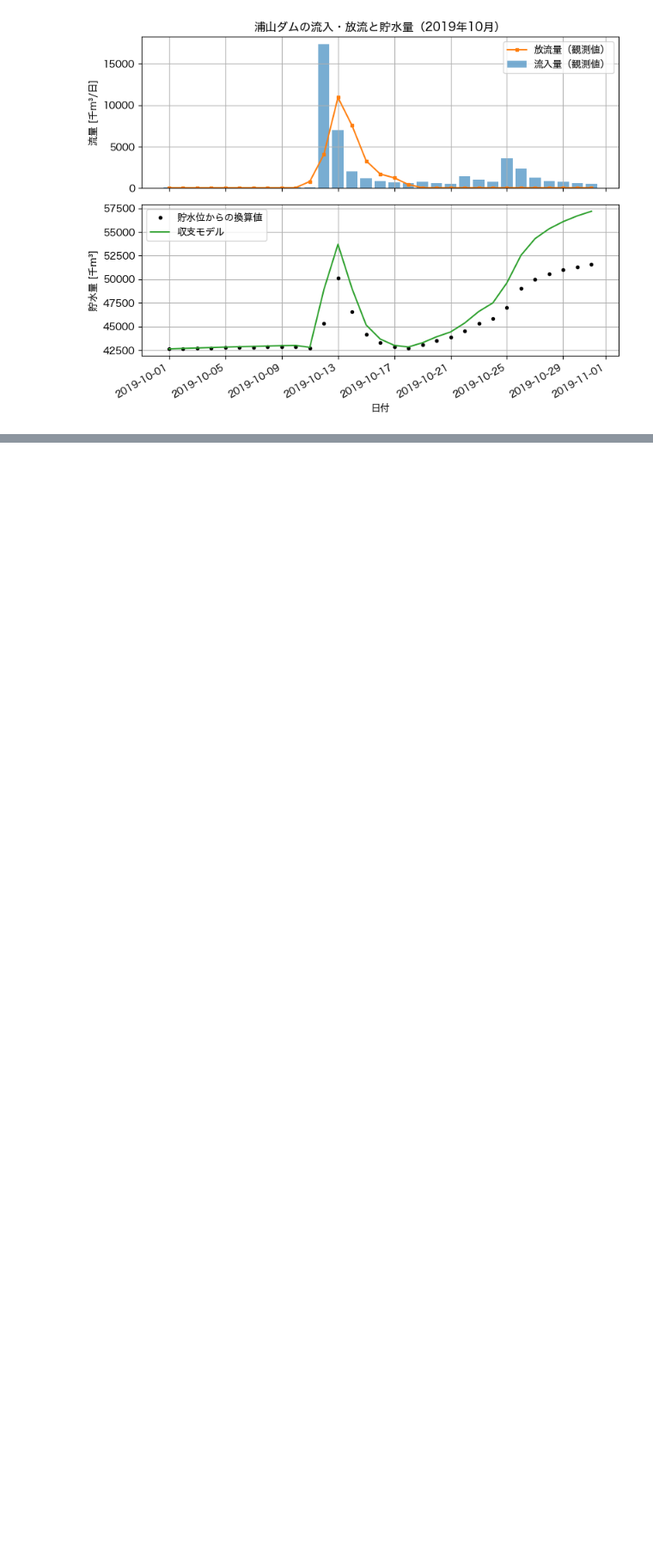
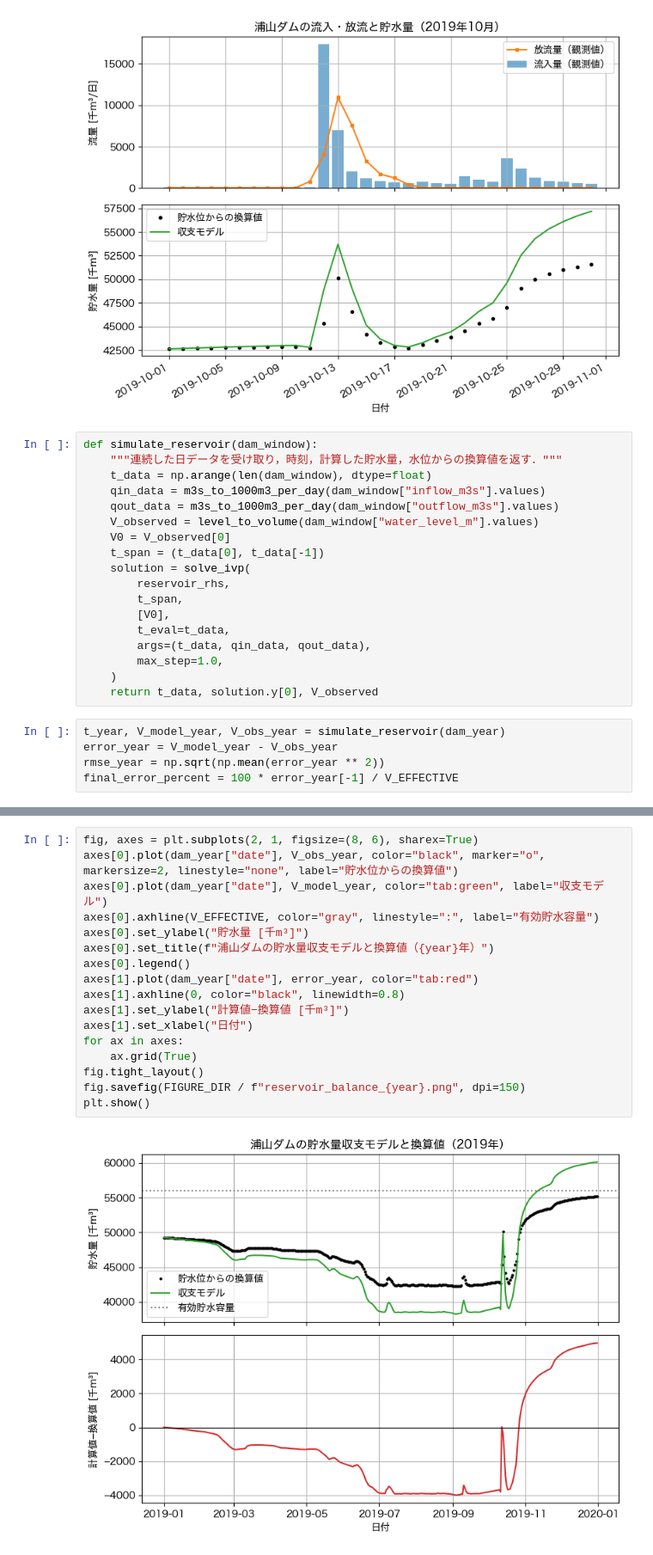
Before and after one commit to k16kgw/Class_Josai_AppliedProgrammingII, a Jupyter notebook: class/06/notebooks/reservoir_balance.ipynb, the cells around one changed output, grey strips where cells are left out. Shown at 86% size. Cells and saved outputs as stored; diff of their text form; blank space fills up the shorter version.

```diff
--- a/class/06/notebooks/reservoir_balance.ipynb
+++ b/class/06/notebooks/reservoir_balance.ipynb
@@ -314,3 +314,26 @@ fig.savefig(FIGURE_DIR / "reservoir_october_2019.png", dpi=150)
 plt.show()
 # %% [output]
 [figure]
+# %%
+def simulate_reservoir(dam_window):
+    """連続した日データを受け取り，時刻，計算した貯水量，水位からの換算値を返す．"""
+    t_data = np.arange(len(dam_window), dtype=float)
+    qin_data = m3s_to_1000m3_per_day(dam_window["inflow_m3s"].values)
+    qout_data = m3s_to_1000m3_per_day(dam_window["outflow_m3s"].values)
+    V_observed = level_to_volume(dam_window["water_level_m"].values)
+    V0 = V_observed[0]
+    t_span = (t_data[0], t_data[-1])
+    solution = solve_ivp(
+        reservoir_rhs,
+        t_span,
+        [V0],
+        t_eval=t_data,
+        args=(t_data, qin_data, qout_data),
+        max_step=1.0,
+    )
+    return t_data, solution.y[0], V_observed
+# %%
+t_year, V_model_year, V_obs_year = simulate_reservoir(dam_year)
+error_year = V_model_year - V_obs_year
+rmse_year = np.sqrt(np.mean(error_year ** 2))
+final_error_percent = 100 * error_year[-1] / V_EFFECTIVE
@@ -316,0 +352,19 @@ plt.show()
+# %%
+fig, axes = plt.subplots(2, 1, figsize=(8, 6), sharex=True)
+axes[0].plot(dam_year["date"], V_obs_year, color="black", marker="o", markersize=2, linestyle="none", label="貯水位からの換算値")
+axes[0].plot(dam_year["date"], V_model_year, color="tab:green", label="収支モデル")
+axes[0].axhline(V_EFFECTIVE, color="gray", linestyle=":", label="有効貯水容量")
+axes[0].set_ylabel("貯水量 [千m³]")
+axes[0].set_title(f"浦山ダムの貯水量収支モデルと換算値（{year}年）")
+axes[0].legend()
+axes[1].plot(dam_year["date"], error_year, color="tab:red")
+axes[1].axhline(0, color="black", linewidth=0.8)
+axes[1].set_ylabel("計算値−換算値 [千m³]")
+axes[1].set_xlabel("日付")
+for ax in axes:
+    ax.grid(True)
+fig.tight_layout()
+fig.savefig(FIGURE_DIR / f"reservoir_balance_{year}.png", dpi=150)
+plt.show()
+# %% [output]
+[figure, added]
```
Also changed, not shown: parts of 14 cells of this notebook, 1 other file.
